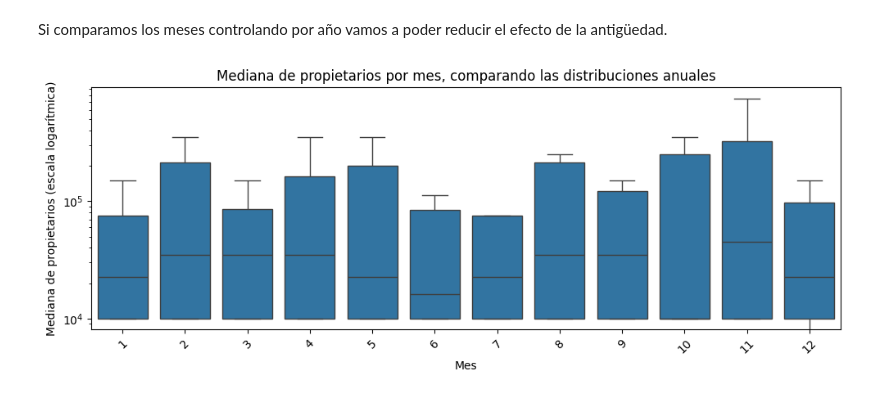
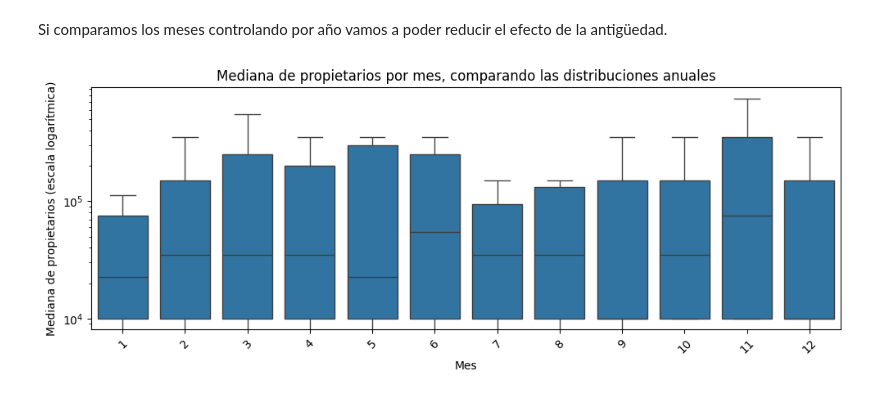
Before and after one commit to GuillemD/TFM, a Jupyter notebook: TFM.ipynb, the cells around one changed output. Drawn from its saved outputs; the diff is of its cells as text; code cells hidden in the pictures.

Commit message:
Añadido función para consolidar las versiones regionales. Preparado el notebook para el cambio de planteamiento del problema (clasificación multiclase)

```diff
--- a/TFM.ipynb
+++ b/TFM.ipynb
@@ -553,0 +615,5 @@ display(steam_data_noplaytestdemo[['name', 'estimated_owners', 'estimated_owners
+# %%
+steam_data_consolidated = consolidate_regional_versions(steam_data_noplaytestdemo)
+
+# Comprobamos los resultados
+display(steam_data_consolidated.head())
@@ -554,3 +632,8 @@ display(steam_data_noplaytestdemo[['name', 'estimated_owners', 'estimated_owners
+# %%
+steam_data_consolidated["owners_range_mid"] = (
+    (steam_data_consolidated["owners_sum_min"] +
+     steam_data_consolidated["owners_sum_max"]) / 2
+).round().astype("int64")
 # %% [markdown]
 Vamos a analizar los percentiles de la aproximación de propietarios de un juego.
 # %%
@@ -590,13 +673,13 @@ plt.show()
 # %% [markdown]
 Transformamos el histograma con log1p. log1p nos ayuda a reducir la asimetría de la variable objetivo y evita problemas con los valores iguales a 0.
 # %%
-steam_data_noplaytestdemo['owners_log'] = np.log1p(
-    steam_data_noplaytestdemo['estimated_owners_mid'])
+steam_data_consolidated['owners_log'] = np.log1p(
+    steam_data_consolidated['owners_range_mid'])
 
 plt.figure(figsize=(10, 4))
 
 sns.histplot(
-    data=steam_data_noplaytestdemo,
+    data=steam_data_consolidated,
     x='owners_log',
     bins=100)
 
@@ -633,7 +716,7 @@ La fecha de lanzamiento va a ser una de las piezas claves del proyecto y parte i
 
 Vamos a hacer un análisis general de esta variable:
 # %%
-analisis_fecha = steam_data_noplaytestdemo.copy()
+analisis_fecha = steam_data_consolidated.copy()
 
 # Extracción del mes
 analisis_fecha['release_month'] = analisis_fecha['release_date'].dt.month
@@ -657,7 +740,7 @@ analisis_fecha['release_month_name'] = pd.Categorical(
 
 # Eliminamos registros sin mes o variable objetivo
 analisis_fecha = analisis_fecha.dropna(
-    subset=['release_month', 'estimated_owners_mid'])
+    subset=['release_month', 'owners_range_mid'])
 
 analisis_fecha['release_month'] = analisis_fecha['release_month'].astype(int)
 # %%
@@ -870,33 +953,33 @@ ventas_año_mes = (
     analisis_fecha.groupby(
         ['release_year', 'release_month'],
         observed=True
     )
-    ['estimated_owners_mid']
+    ['owners_range_mid']
     .median()
     .reset_index()
 )
 
 plt.figure(figsize=(10, 4))
 
 sns.boxplot(
     data=ventas_año_mes,
     x='release_month',
-    y='estimated_owners_mid',
+    y='owners_range_mid',
     showfliers=False
 )
 
 plt.yscale('log')
 
 plt.title(
     'Mediana de propietarios por mes, '
     'comparando las distribuciones anuales'
 )
 
 plt.xlabel('Mes')
 plt.ylabel('Mediana de propietarios (escala logarítmica)')
 plt.xticks(rotation=45)
 
 plt.tight_layout()
 plt.show()
 # %% [output]
-[figure, old version]
+[figure, new version]
```
Also changed, not shown: parts of 39 cells of this notebook.
